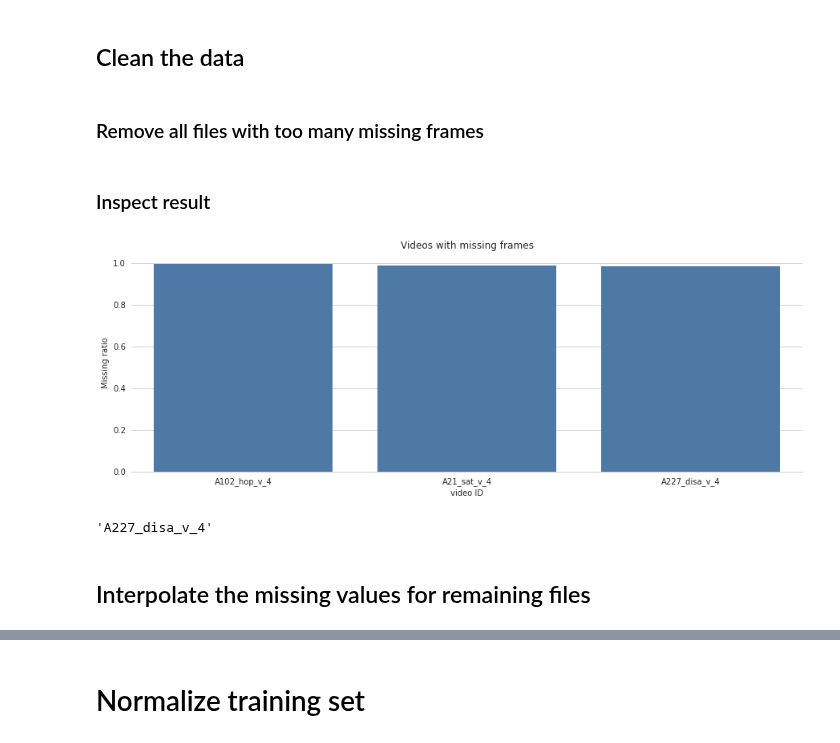
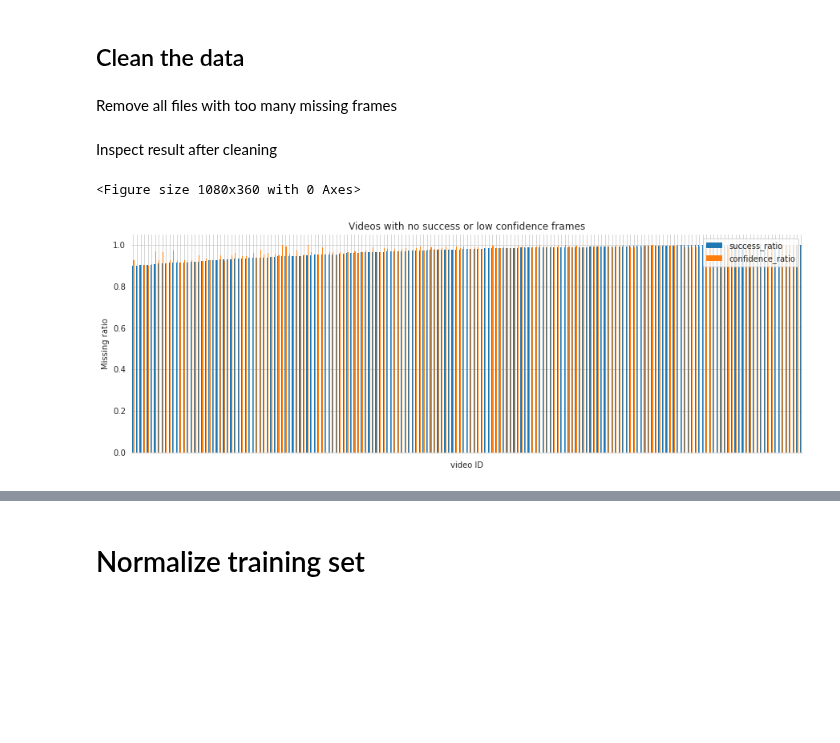
Before and after one commit to timlac/quan-machine-learning, a Jupyter notebook: src/notebooks/video_preprocessing_time_series.ipynb, the cells around one changed output, grey strips where cells are left out. Drawn from its saved outputs; the diff is of its cells as text; code cells hidden in the pictures; blank space fills up the shorter version.

```diff
--- a/src/notebooks/video_preprocessing_time_series.ipynb
+++ b/src/notebooks/video_preprocessing_time_series.ipynb
@@ -314,16 +331,2 @@ Number of Instances per video id for every filename
 # %% [markdown]
 ## Missing frames grouped by video
-# %%
-def get_unsuccessfull(df):
-    success_ratios = []
-    for filename, df_filename in df.groupby('filename'):
-        total = df_filename.shape[0]
-
-        successful = (df_filename['success'] == 1).sum()
-
-        success_ratio = successful/total
-
-        if success_ratio < 1:
-            success_ratios.append({"filename": filename,
-                          "success_ratio": success_ratio})
-    return pd.DataFrame.from_records(success_ratios)
@@ -400,0 +360,2 @@ plt.show()
+# %%
+df_ratios = get_unsuccessfull(df)
@@ -401,4 +390,4 @@ plt.show()
 # %% [markdown]
 ## Clean the data
 # %% [markdown]
-### Remove all files with too many missing frames
+Remove all files with too many missing frames
@@ -410,32 +394,24 @@ df_clean_success = df[df.filename.isin(filenames_to_remove) == False]
+# %%
+threshold = 0.9
+
+# seems to be some overlapping issue here, look into AND and OR statements
+
+filenames_to_remove = df_ratios[(df_ratios.success_ratio <= threshold) | (df_ratios.confidence_ratio <= threshold)].filename
+filenames_to_keep = df_ratios[(df_ratios.success_ratio > threshold) & (df_ratios.confidence_ratio > threshold)].filename
+df = df[df.filename.isin(filenames_to_remove) == False]
 # %% [markdown]
-### Inspect result
+Inspect result after cleaning
 # %%
-ratios = []
-
-for filename, df_filename in df.groupby('filename'):
-    successful = (df_filename['success'] == 1).sum()
-    total = df_filename.shape[0]
-    ratio = successful/total
-    if ratio < 1:
-
-        ratios.append({"filename": filename,
-                      "ratio": ratio})
-
-
-ratios = pd.DataFrame.from_records(ratios)
-ratios = ratios.sort_values(by='ratio', ascending=False)
+df_new_ratios = get_unsuccessfull(df)
 
 plt.figure(figsize=(15,5))
-sns.barplot(ratios['filename'], ratios['ratio'], saturation=sns_saturation, color=blue_rgb)
-plt.title("Videos with missing frames")
+ax = df_new_ratios.plot(figsize=(15,5), kind = "bar")
+ax.xaxis.set_ticklabels([])
+
+plt.title("Videos with no success or low confidence frames")
 plt.xlabel('video ID')
 plt.ylabel('Missing ratio')
 plt.show()
 # %% [output]
+<Figure size 1080x360 with 0 Axes>
-[figure, old version]
+[figure, new version]
-# %%
-filenames_to_keep.iloc[-1]
-# %% [output]
-'A227_disa_v_4'
-# %% [markdown]
-## Interpolate the missing values for remaining files
```
Also changed, not shown: parts of 42 cells of this notebook, 42 other files.
